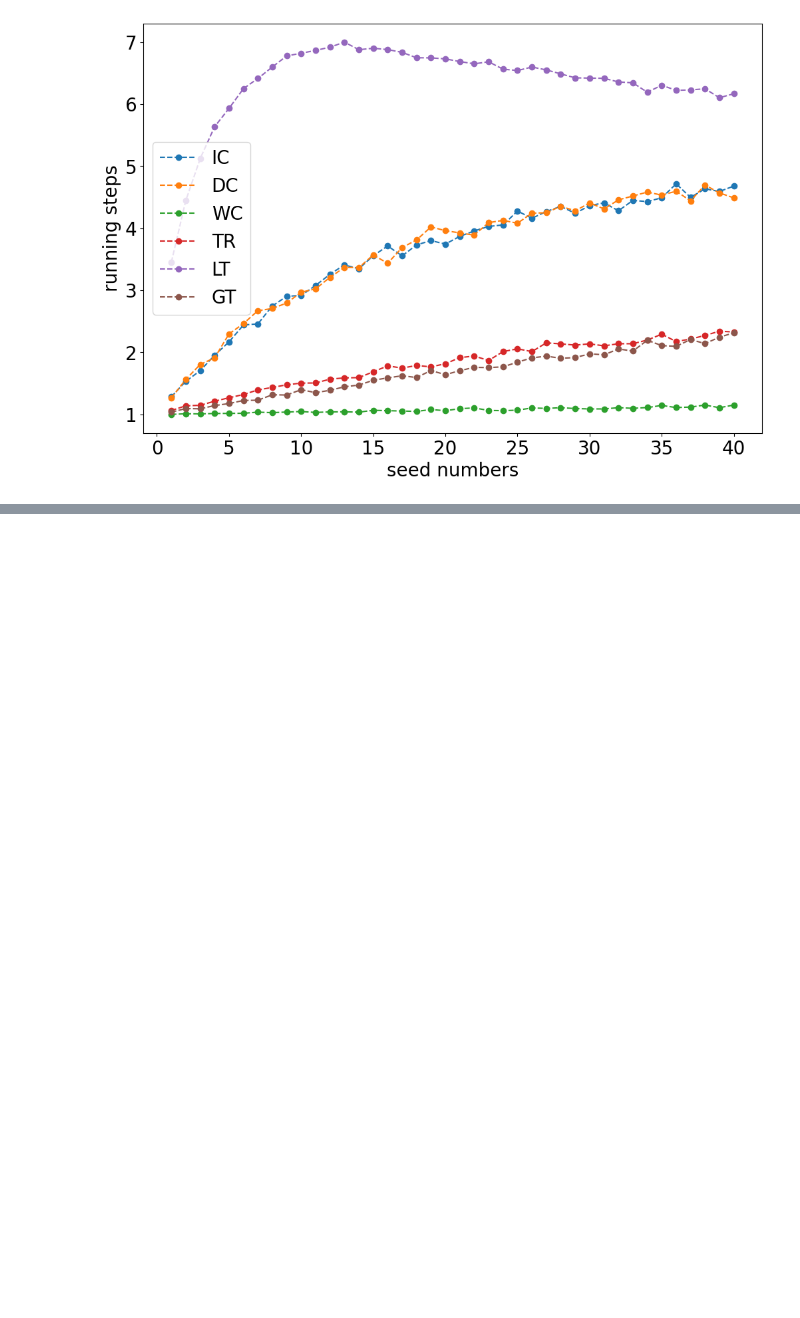
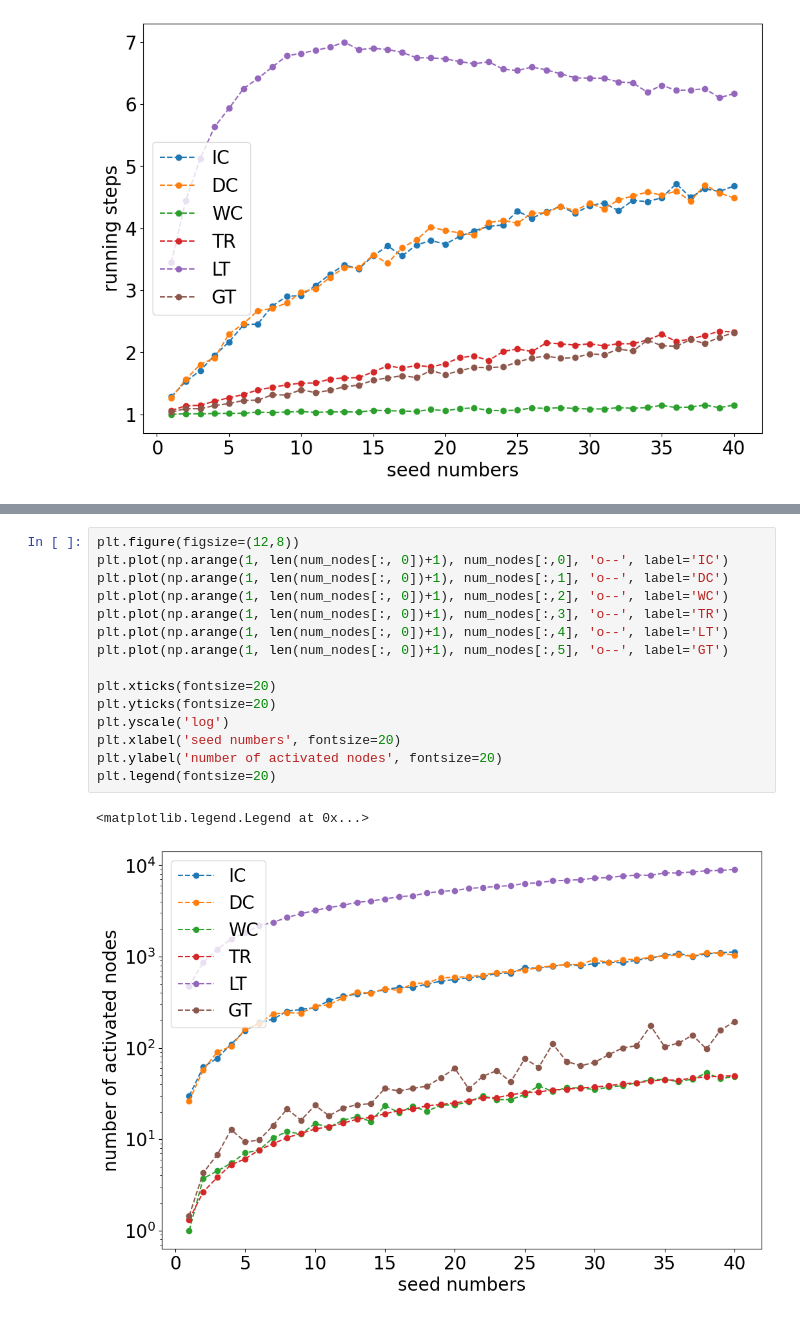
Before and after one commit to davidguzmanp/Influence-Maximization-in-Twitter-as-a-Social-Network-Graph, a Jupyter notebook: CompareModels-500.ipynb, the cells around one changed output, grey strips where cells are left out. Saved outputs shown, nothing was run; the diff lists cells and outputs as text; blank space fills up the shorter version.

Commit message:
add a log plot to the result

```diff
--- a/CompareModels-500.ipynb
+++ b/CompareModels-500.ipynb
@@ -698,0 +783,18 @@ plt.legend(fontsize=20)
+# %%
+plt.figure(figsize=(12,8))
+plt.plot(np.arange(1, len(num_nodes[:, 0])+1), num_nodes[:,0], 'o--', label='IC')
+plt.plot(np.arange(1, len(num_nodes[:, 0])+1), num_nodes[:,1], 'o--', label='DC')
+plt.plot(np.arange(1, len(num_nodes[:, 0])+1), num_nodes[:,2], 'o--', label='WC')
+plt.plot(np.arange(1, len(num_nodes[:, 0])+1), num_nodes[:,3], 'o--', label='TR')
+plt.plot(np.arange(1, len(num_nodes[:, 0])+1), num_nodes[:,4], 'o--', label='LT')
+plt.plot(np.arange(1, len(num_nodes[:, 0])+1), num_nodes[:,5], 'o--', label='GT')
+
+plt.xticks(fontsize=20)
+plt.yticks(fontsize=20)
+plt.yscale('log')
+plt.xlabel('seed numbers', fontsize=20)
+plt.ylabel('number of activated nodes', fontsize=20)
+plt.legend(fontsize=20)
+# %% [output]
+<matplotlib.legend.Legend at 0x...>
+[figure, added]
```
Also changed, not shown: parts of 3 cells of this notebook.
